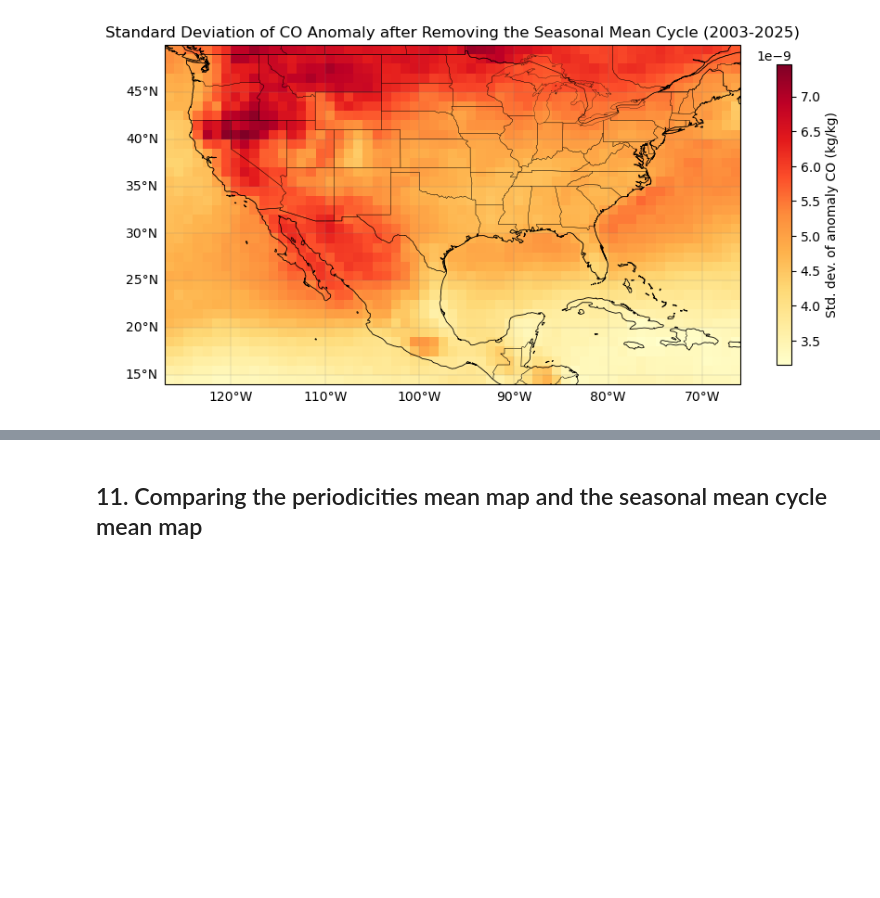
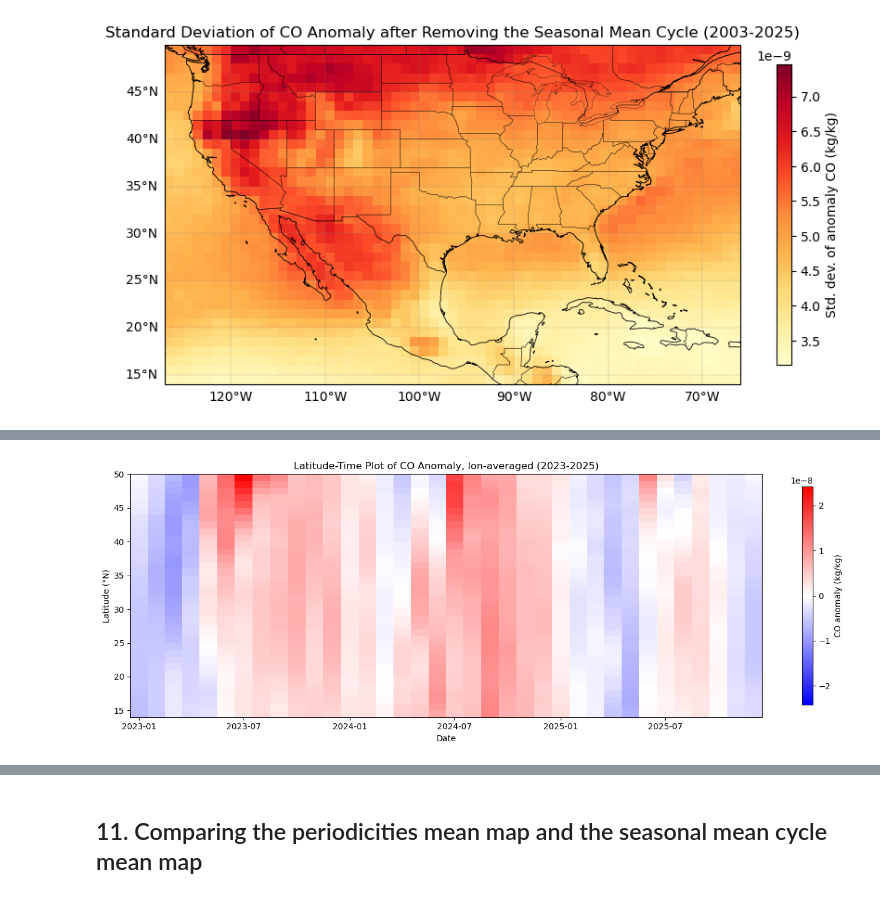
Before and after one commit to manohar322028/harmonic-analysis, a Jupyter notebook: Scripts/anomalies.ipynb, the cells around one changed output, grey strips where cells are left out. Cells and saved outputs as stored; diff of their text form; code cells hidden in the pictures; blank space fills up the shorter version.

```diff
--- a/Scripts/anomalies.ipynb
+++ b/Scripts/anomalies.ipynb
@@ -475,0 +494,17 @@ plot_map(seasonal_anomaly_std_map,
+# %%
+lat_time_recent = lat_time.sel(time=slice("2023-01-01", None))
+vmax = float(abs(lat_time_recent).max())
+
+fig, ax = plt.subplots(figsize=(14, 5))
+p = ax.pcolormesh(lat_time_recent.time, lat_time_recent.lat, lat_time_recent.T,
+                   cmap="bwr", vmin=-vmax, vmax=vmax, shading="auto")
+ax.xaxis.set_major_locator(mdates.MonthLocator(bymonth=[1, 7]))
+ax.xaxis.set_major_formatter(mdates.DateFormatter("%Y-%m"))
+ax.set_xlabel("Date")
+ax.set_ylabel("Latitude (°N)")
+ax.set_title("Latitude-Time Plot of CO Anomaly, lon-averaged (2023-2025)")
+plt.colorbar(p, ax=ax, orientation="vertical", shrink=0.9, label="CO anomaly (kg/kg)")
+plt.tight_layout()
+plt.show()
+# %% [output]
+[figure, added]
```
Also changed, not shown: parts of 25 cells of this notebook, 6 other files.
